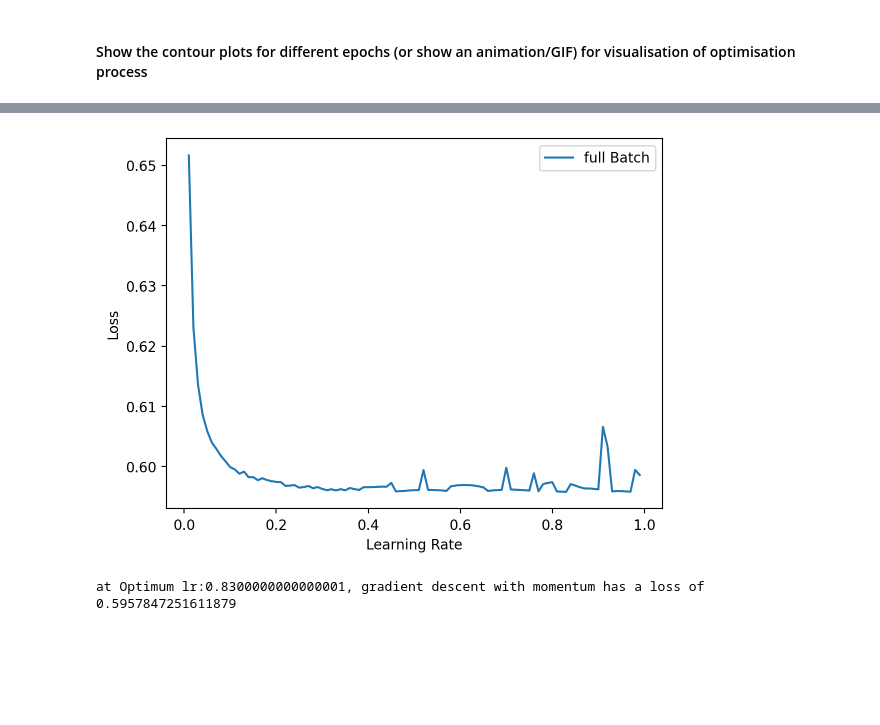
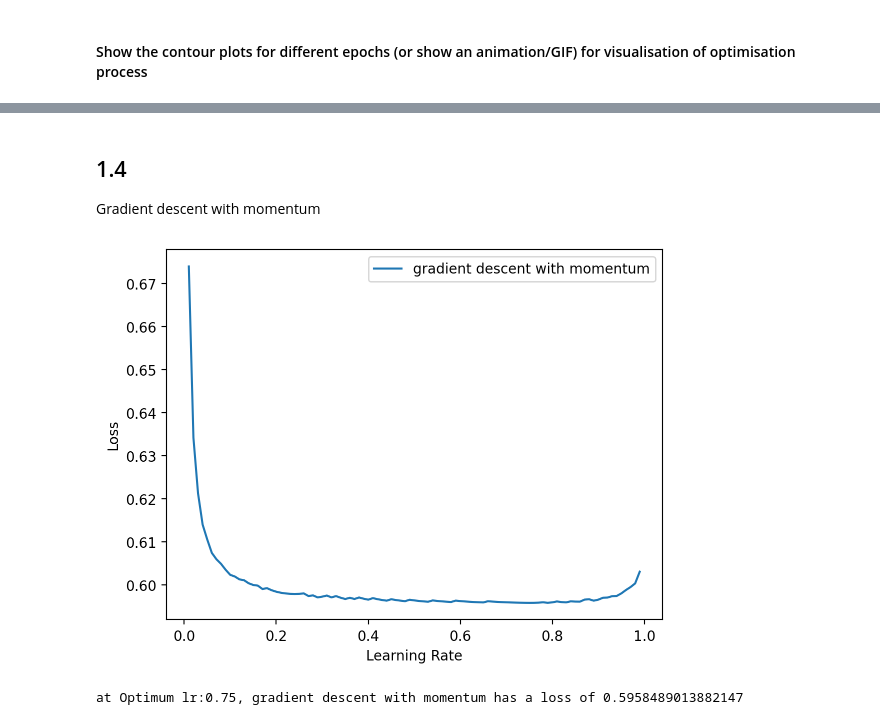
Before and after one commit to shadowscythe03/es335-24-fall-assignment-2, a Jupyter notebook: task_1.ipynb, the cells around one changed output, grey strips where cells are left out. Drawn from its saved outputs; the diff is of its cells as text; code cells hidden in the pictures; blank space fills up the shorter version.

```diff
--- a/task_1.ipynb
+++ b/task_1.ipynb
@@ -487,8 +486,12 @@ plt.show()
 # ani = FuncAnimation(fig, update, frames=len(t0_hist_full), init_func=init, blit=True, repeat=False)
 # ani.save('Full_batch_grad.gif', writer='imagemagick')
 # plt.show()
+# %% [markdown]
+## 1.4
+
+Gradient descent with momentum
 # %%
-def grad_momentum(x,y,theta_0,theta_1,lr = 0.01,epsilon = 0.001,epochs = 15,momentum = 0.3,printf = False):
+def grad_momentum(x,y,theta_0,theta_1,lr = 0.01,epsilon = 0.001,epochs = 15,momentum = 0.03,printf = False):
     # theta_0 = torch.tensor(0.0,requires_grad=True)
     # theta_1 = torch.tensor(0.0,requires_grad=True)
     t0_hist = [theta_0.item()]
@@ -556,29 +559,29 @@ def grad_momentum(x,y,theta_0,theta_1,lr = 0.01,epsilon = 0.001,epochs = 15,mome
 # %%
 learning_rates = np.arange(0.01,1,0.01)
 loss_p= []
 
 for lr in learning_rates:
     theta_0 = torch.tensor(0.0,requires_grad=True)
     theta_1 = torch.tensor(0.0,requires_grad=True)
     # print(f'For learing rate {lr} :')
     losses_p,_,_,_,_= grad_momentum(x1_torch, y_torch,theta_0,theta_1,lr =lr,epochs = None)
     loss_p.append(losses_p[-1])
 
-plt.plot(learning_rates,loss_p,label = 'full Batch')
+plt.plot(learning_rates,loss_p,label = 'gradient descent with momentum')
 plt.legend()
 plt.xlabel('Learning Rate')
 plt.ylabel('Loss')
 plt.show()
 
 p = np.argmin(loss_p)
 
 opt_lr_p = learning_rates[p]
 
 # print(learning_rates)
 print(f'at Optimum lr:{learning_rates[p]}, gradient descent with momentum has a loss of {loss_p[p]}')
 # %% [output]
-[figure, old version]
+[figure, new version]
-at Optimum lr:0.8300000000000001, gradient descent with momentum has a loss of 0.5957847251611879
+at Optimum lr:0.75, gradient descent with momentum has a loss of 0.5958489013882147
 # %%
 losses_p, theta_0_p, theta_1_p, t0_hist_p, t1_hist_p = grad_momentum(x1_torch,y_torch,theta_0 = torch.tensor(0.0,requires_grad=True),theta_1 = torch.tensor(0.0,requires_grad=True),epochs=15,lr= opt_lr_p,printf=True)
 # %% [output]
```
Also changed, not shown: parts of 13 cells of this notebook.
